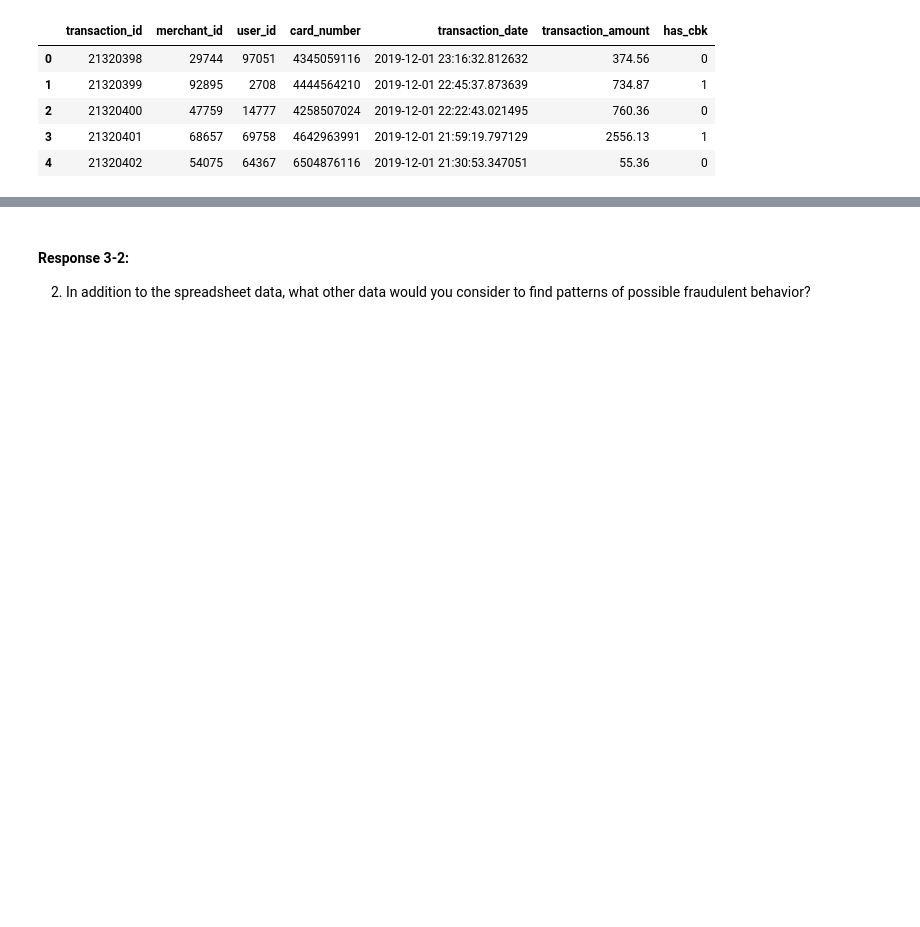
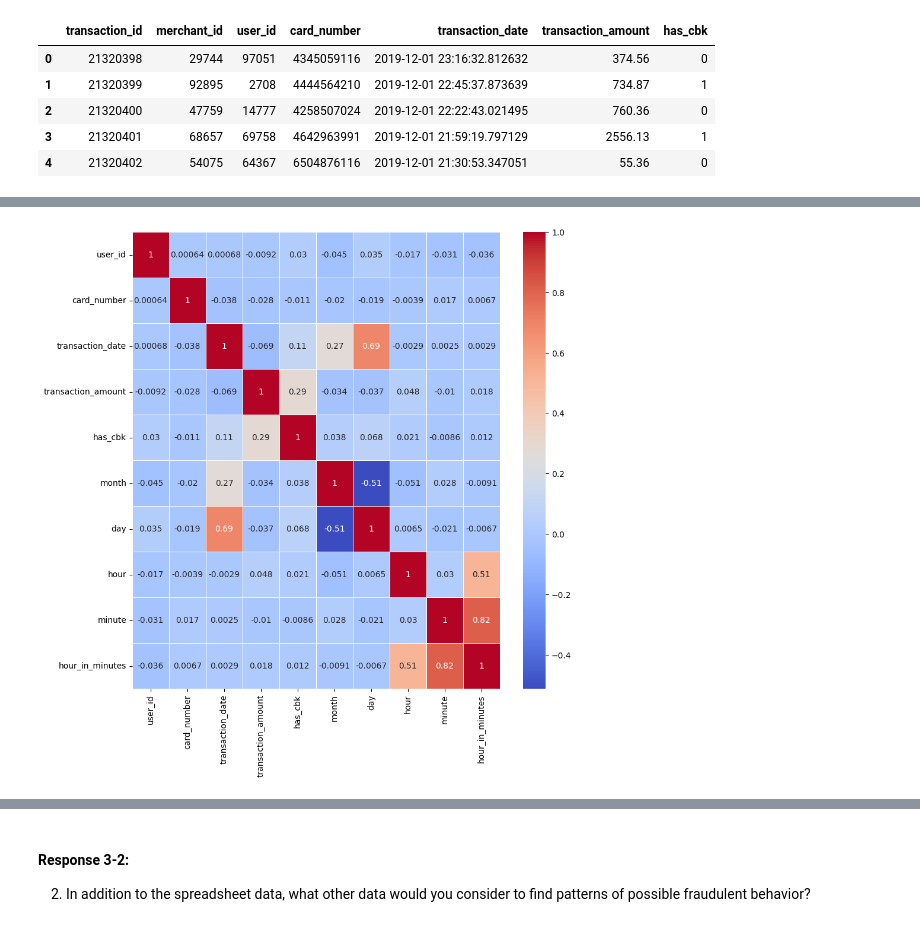
Before and after one commit to bruno-marcelino10/challenge-cloudwalk, a Jupyter notebook: main.ipynb, the cells around one changed output, grey strips where cells are left out. Drawn from its saved outputs; the diff is of its cells as text; code cells hidden in the pictures; blank space fills up the shorter version.

```diff
--- a/main.ipynb
+++ b/main.ipynb
@@ -175,0 +197,13 @@ Podemos notar comportamentos que dizem respeito à distribuição das variáveis
+# %%
+# A correlação do valor da transação com a ocorrência de chargeback é alta
+# Pode haver correlação entre o horário da transação e a ocorrência de chargeback
+
+df['year'] = df['transaction_date'].dt.year
+df['month'] = df['transaction_date'].dt.month
+df['day'] = df['transaction_date'].dt.day
+df['hour_in_minutes'] = df["hour"] * df["minute"] # combinação hora e minuto da transação
+df['hour'] = df['transaction_date'].dt.hour
+df['minute'] = df['transaction_date'].dt.minute
+
+print("Correlação das variáveis com o chargeback")
+df.corr()['has_cbk'].drop('has_cbk').sort_values(ascending=False)
@@ -175,0 +225,9 @@ Podemos notar comportamentos que dizem respeito à distribuição das variáveis
+# %%
+# Correlações entre as Variáveis
+import matplotlib.pyplot as plt
+import seaborn as sns
+correl_hm = df.drop(["year", "transaction_id", "merchant_id"], axis=1).corr()
+fig, ax = plt.subplots(figsize=(10,10))
+sns.heatmap(correl_hm, cmap = "coolwarm", annot = True, linewidths = .6, ax = ax);
+# %% [output]
+[figure, added]
```
Also changed, not shown: parts of 12 cells of this notebook.
